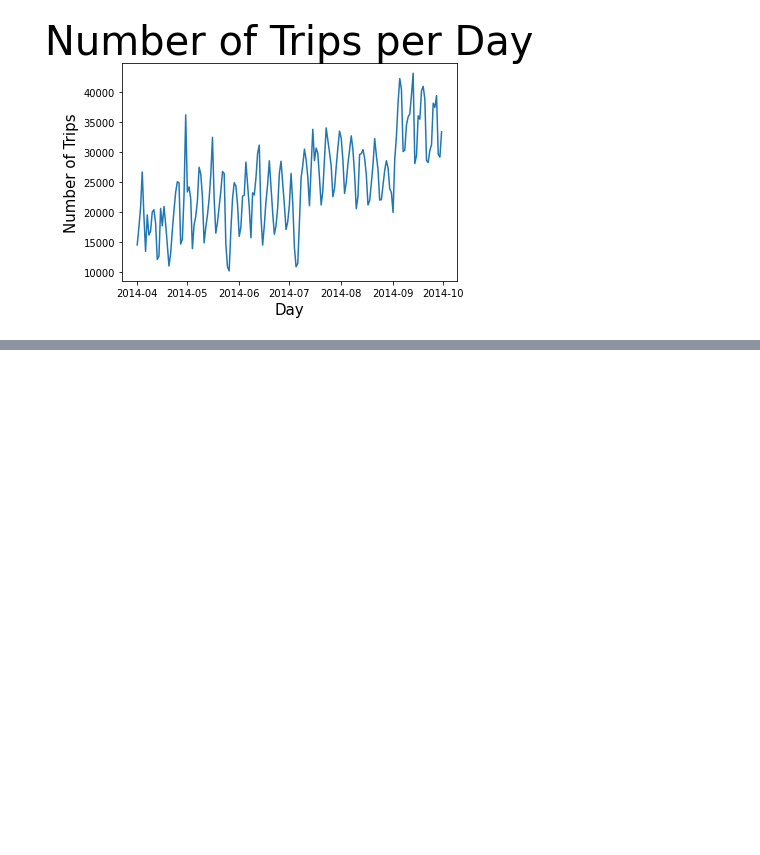
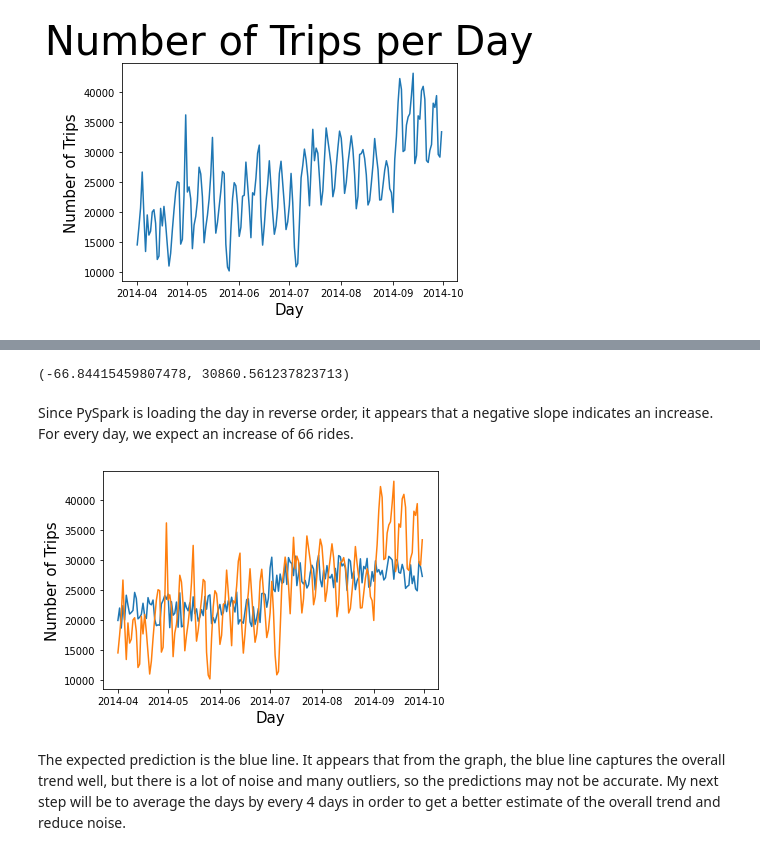
Before and after one commit to milevavantuyl/Movement_NYC, a Jupyter notebook: Melanie Time Series Analysis/Time Series Analysis of All Uber Data.ipynb, the cells around one changed output, grey strips where cells are left out. Cells and saved outputs as stored; diff of their text form; code cells hidden in the pictures; blank space fills up the shorter version.

```diff
--- a/Melanie Time Series Analysis/Time Series Analysis of All Uber Data.ipynb
+++ b/Melanie Time Series Analysis/Time Series Analysis of All Uber Data.ipynb
@@ -209,0 +223,15 @@ plt.show()
+# %%
+import numpy as np
+import pandas as pd
+import matplotlib.pyplot as plt
+import statsmodels.api as sm
+import scipy.stats as sp
+daily_df = daily.toPandas()
+y=np.array(daily_df['Number of Trips'].dropna().values, dtype=float)
+x=np.array(pd.to_datetime(daily_df['Day'].dropna()).index.values, dtype=float)
+slope, intercept, r_value, p_value, std_err =sp.linregress(x,y)
+xf = np.linspace(min(x),max(x),len(x))
+xf1 = xf.copy()
+xf1 = pd.to_datetime(xf1)
+yf = (slope*xf)+intercept
+print('r = ', r_value, '\n', 'p = ', p_value, '\n', 's = ', std_err)
@@ -209,0 +257,15 @@ plt.show()
+# %%
+(slope, intercept)
+# %% [output]
+(-66.84415459807478, 30860.561237823713)
+# %% [markdown]
+Since PySpark is loading the day in reverse order, it appears that a negative slope indicates an increase. For every day, we expect an increase of 66 rides.
+# %%
+sns.lineplot(x=daily.toPandas()["Day"], y=yf, palette="viridian")
+sns.lineplot(x=daily.toPandas()["Day"], y=daily.toPandas()["Number of Trips"])
+plt.show()
+# %% [output]
+[figure, added]
+# %% [markdown]
+The expected prediction is the blue line. It appears that from the graph, the blue line captures the overall trend well, but there is a lot of noise and many outliers, so the predictions may not be accurate.
+My next step will be to average the days by every 4 days in order to get a better estimate of the overall trend and reduce noise.
```
Also changed, not shown: parts of 15 cells of this notebook, 3 other files.
